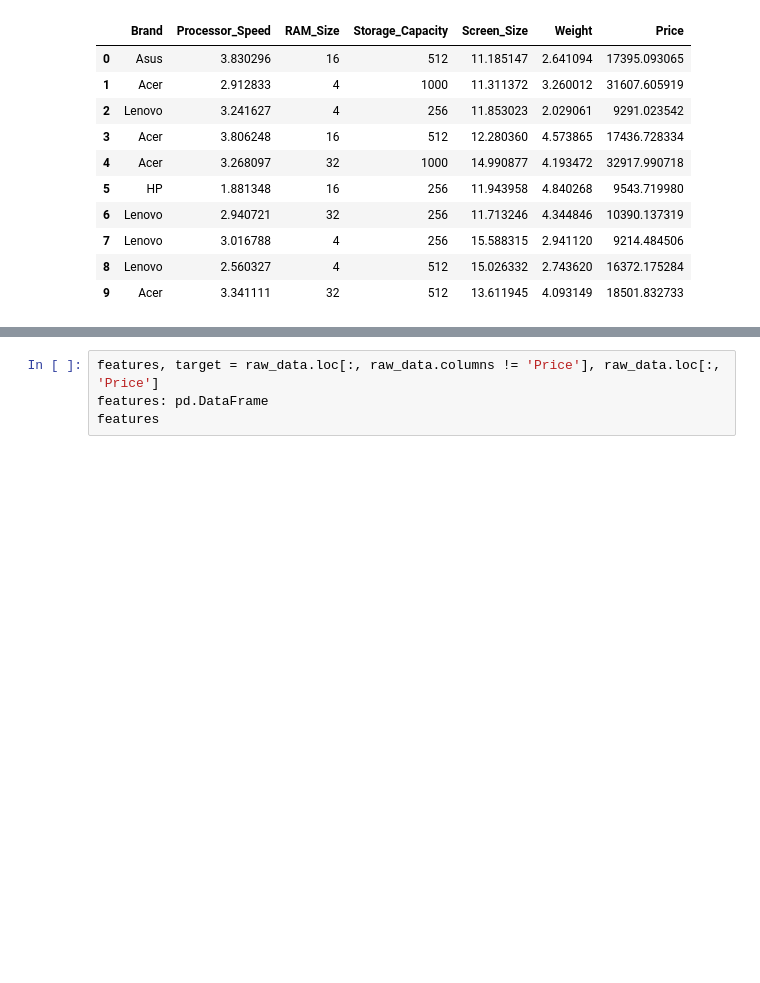
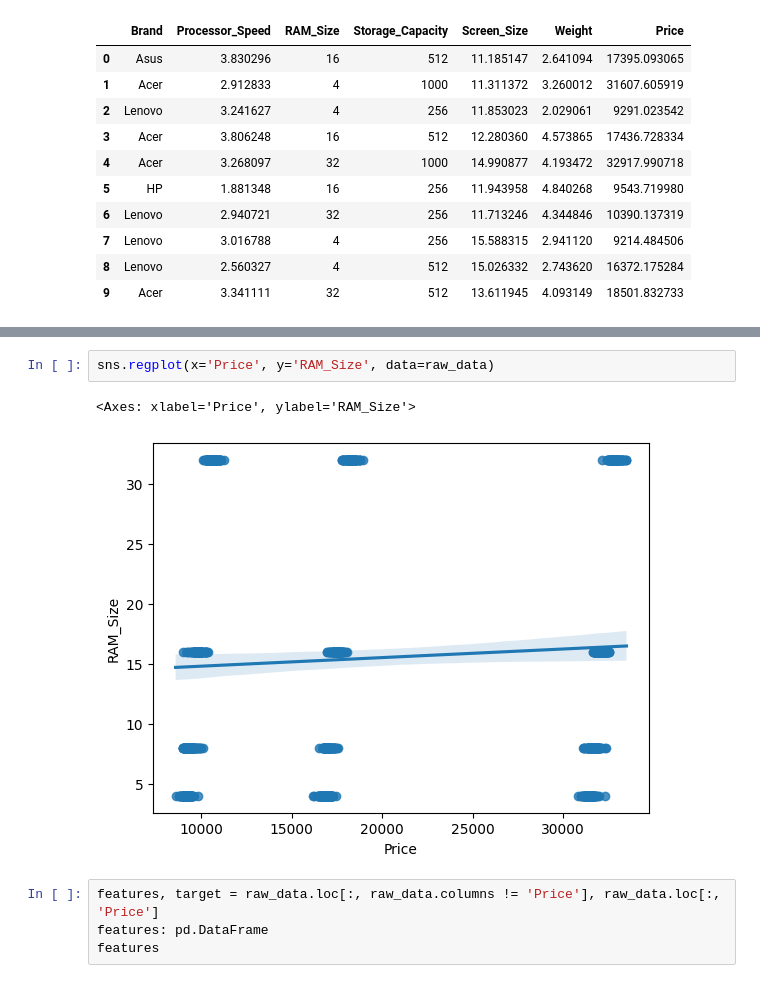
Before and after one commit to TJesT/tpnn, a Jupyter notebook: 1.ipynb, the cells around one changed output, grey strips where cells are left out. Cells and saved outputs as stored; diff of their text form; blank space fills up the shorter version.

```diff
--- a/1.ipynb
+++ b/1.ipynb
@@ -30,3 +39,8 @@ raw_data.head(10)
+# %%
+sns.regplot(x='Price', y='RAM_Size', data=raw_data)
+# %% [output]
+<Axes: xlabel='Price', ylabel='RAM_Size'>
+[figure, added]
 # %%
 features, target = raw_data.loc[:, raw_data.columns != 'Price'], raw_data.loc[:, 'Price']
 features: pd.DataFrame
```
Also changed, not shown: parts of 1 cell of this notebook, 11 other files.
